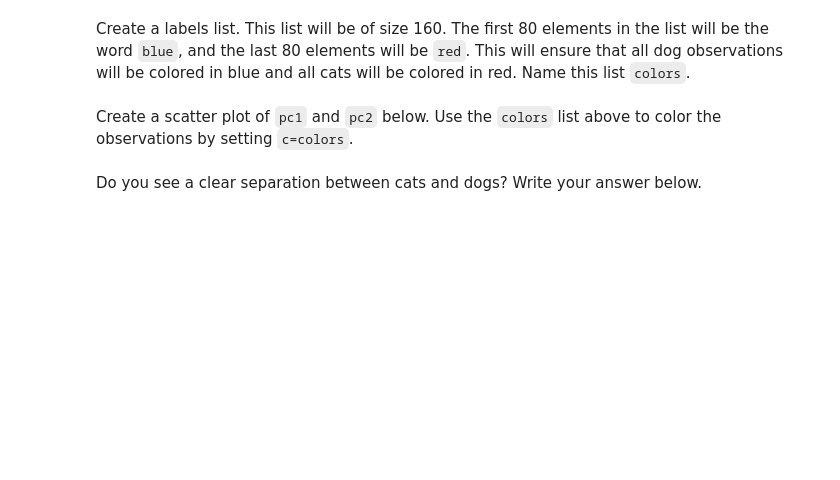
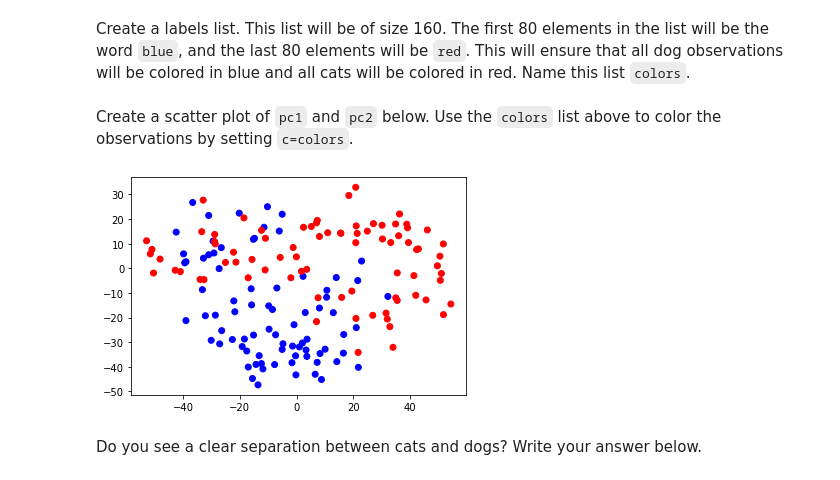
Before and after one commit to Diegon8/datamad0820, a Jupyter notebook: module-2/lab-pca/your-code/main.ipynb, the cells around one changed output. Saved outputs shown, nothing was run; the diff lists cells and outputs as text; code cells hidden in the pictures; blank space fills up the shorter version.

```diff
--- a/module-2/lab-pca/your-code/main.ipynb
+++ b/module-2/lab-pca/your-code/main.ipynb
@@ -173,3 +173,6 @@ Now that we have reduced our cats and dogs arrays, we can easily plot the data i
 In the cell below, turn the two dimensional projection into a pandas dataframe and name the columns `pc1`, and `pc2` respectively.
 # %%
 # Your code here:
+
+df = pd.DataFrame(dot,columns=('pc1','pc2'))
+df
@@ -177,5 +194,7 @@ In the cell below, turn the two dimensional projection into a pandas dataframe a
 Create a labels list. This list will be of size 160. The first 80 elements in the list will be the word `blue`, and the last 80 elements will be `red`. This will ensure that all dog observations will be colored in blue and all cats will be colored in red. Name this list `colors`.
 # %%
 # Your code here:
+
+colors = sorted(['blue','red']*80)
 # %% [markdown]
 Create a scatter plot of `pc1` and `pc2` below. Use the `colors` list above to color the observations by setting `c=colors`.
@@ -184,2 +201,9 @@ Create a scatter plot of `pc1` and `pc2` below. Use the `colors` list above to c
+# %%
+# Your code here:
+
+plt.scatter(df["pc1"], df["pc2"], c= colors)
+plt.show()
+# %% [output]
+[figure, added]
 # %% [markdown]
 Do you see a clear separation between cats and dogs? Write your answer below.
```
Also changed, not shown: parts of 4 cells of this notebook.
